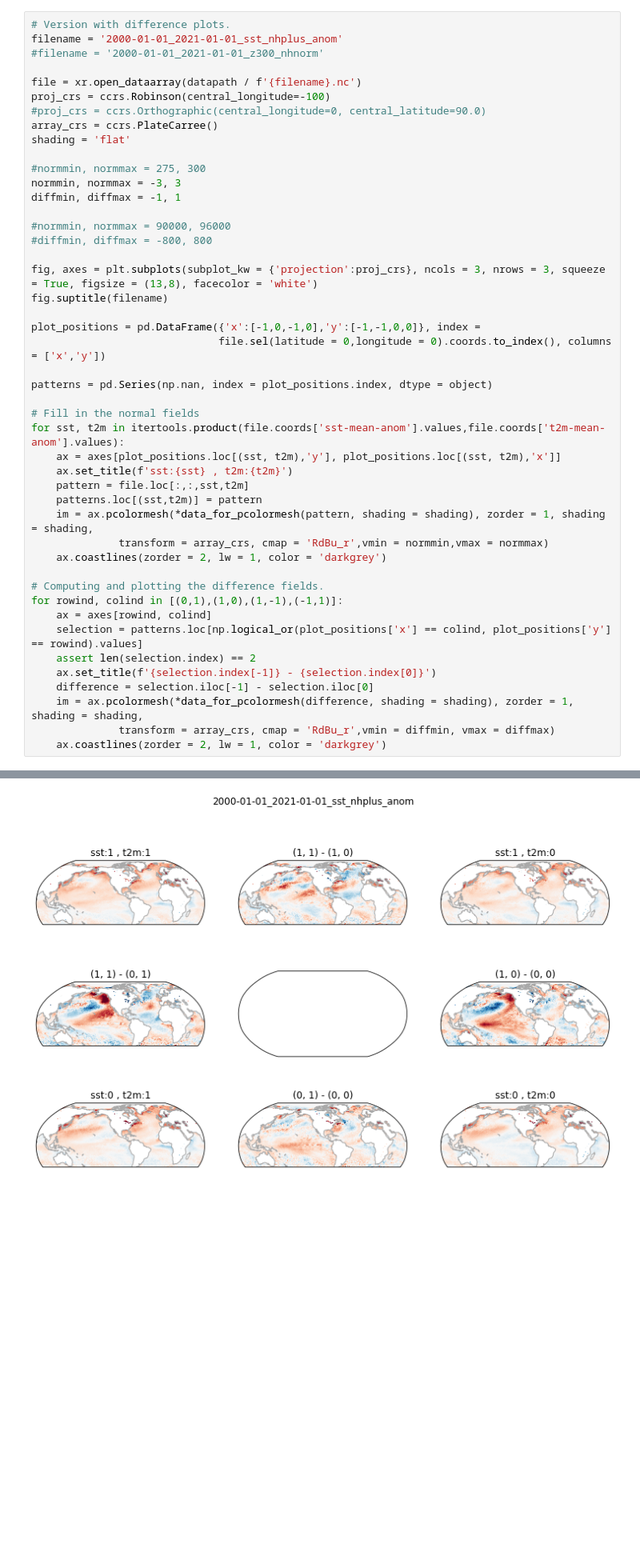
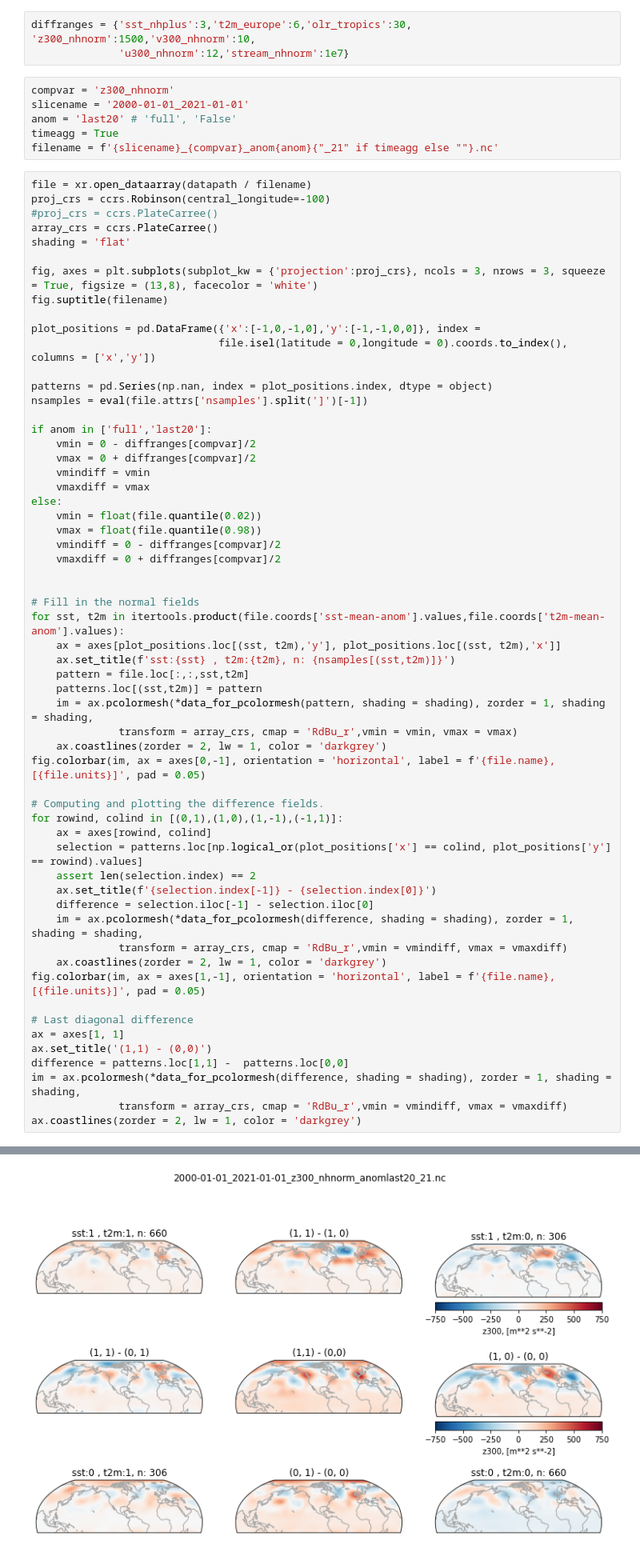
Before and after one commit to chiemvs/telegates, a Jupyter notebook: Explore.ipynb, the cells around one changed output, grey strips where cells are left out. Shown at 80% size. Drawn from its saved outputs; the diff is of its cells as text; blank space fills up the shorter version.

Commit message:
Cleanup of plotting function. Fixed vmin and vmax.

```diff
--- a/Explore.ipynb
+++ b/Explore.ipynb
@@ -805,41 +805,53 @@ def data_for_pcolormesh(array, shading:str):
     return lons, lats, array.values.squeeze()
 # %%
 datapath = Path('/nobackup/users/straaten/paper4/analysis/composites/')
+# %%
+diffranges = {'sst_nhplus':3,'t2m_europe':6,'olr_tropics':30, 'z300_nhnorm':1500,'v300_nhnorm':10,
+              'u300_nhnorm':12,'stream_nhnorm':1e7}
+# %%
+compvar = 'z300_nhnorm'
+slicename = '2000-01-01_2021-01-01'
+anom = 'last20' # 'full', 'False'
+timeagg = True
+filename = f'{slicename}_{compvar}_anom{anom}{"_21" if timeagg else ""}.nc'
 # %%
-# Version with difference plots.
-filename = '2000-01-01_2021-01-01_sst_nhplus_anom'
-#filename = '2000-01-01_2021-01-01_z300_nhnorm'
-
-file = xr.open_dataarray(datapath / f'{filename}.nc')
+file = xr.open_dataarray(datapath / filename)
 proj_crs = ccrs.Robinson(central_longitude=-100)
-#proj_crs = ccrs.Orthographic(central_longitude=0, central_latitude=90.0)
+#proj_crs = ccrs.PlateCarree()
 array_crs = ccrs.PlateCarree()
 shading = 'flat'
-
-#normmin, normmax = 275, 300
-normmin, normmax = -3, 3
-diffmin, diffmax = -1, 1
-
-#normmin, normmax = 90000, 96000
-#diffmin, diffmax = -800, 800
 
 fig, axes = plt.subplots(subplot_kw = {'projection':proj_crs}, ncols = 3, nrows = 3, squeeze = True, figsize = (13,8), facecolor = 'white')
 fig.suptitle(filename)
 
 plot_positions = pd.DataFrame({'x':[-1,0,-1,0],'y':[-1,-1,0,0]}, index =
-                              file.sel(latitude = 0,longitude = 0).coords.to_index(), columns = ['x','y'])
+                              file.isel(latitude = 0,longitude = 0).coords.to_index(), columns = ['x','y'])
 
 patterns = pd.Series(np.nan, index = plot_positions.index, dtype = object)
+nsamples = eval(file.attrs['nsamples'].split(']')[-1])
+
+if anom in ['full','last20']:
+    vmin = 0 - diffranges[compvar]/2
+    vmax = 0 + diffranges[compvar]/2
+    vmindiff = vmin
+    vmaxdiff = vmax
+else:
+    vmin = float(file.quantile(0.02))
+    vmax = float(file.quantile(0.98))
+    vmindiff = 0 - diffranges[compvar]/2
+    vmaxdiff = 0 + diffranges[compvar]/2
+
 
 # Fill in the normal fields
 for sst, t2m in itertools.product(file.coords['sst-mean-anom'].values,file.coords['t2m-mean-anom'].values):
     ax = axes[plot_positions.loc[(sst, t2m),'y'], plot_positions.loc[(sst, t2m),'x']]
-    ax.set_title(f'sst:{sst} , t2m:{t2m}')
+    ax.set_title(f'sst:{sst} , t2m:{t2m}, n: {nsamples[(sst,t2m)]}')
     pattern = file.loc[:,:,sst,t2m]
     patterns.loc[(sst,t2m)] = pattern
     im = ax.pcolormesh(*data_for_pcolormesh(pattern, shading = shading), zorder = 1, shading = shading,
-              transform = array_crs, cmap = 'RdBu_r',vmin = normmin,vmax = normmax)
+              transform = array_crs, cmap = 'RdBu_r',vmin = vmin, vmax = vmax)
     ax.coastlines(zorder = 2, lw = 1, color = 'darkgrey')
+fig.colorbar(im, ax = axes[0,-1], orientation = 'horizontal', label = f'{file.name}, [{file.units}]', pad = 0.05)
 
 # Computing and plotting the difference fields.
 for rowind, colind in [(0,1),(1,0),(1,-1),(-1,1)]:
@@ -849,6 +861,15 @@ for rowind, colind in [(0,1),(1,0),(1,-1),(-1,1)]:
     ax.set_title(f'{selection.index[-1]} - {selection.index[0]}')
     difference = selection.iloc[-1] - selection.iloc[0]
     im = ax.pcolormesh(*data_for_pcolormesh(difference, shading = shading), zorder = 1, shading = shading,
-              transform = array_crs, cmap = 'RdBu_r',vmin = diffmin, vmax = diffmax)
+              transform = array_crs, cmap = 'RdBu_r',vmin = vmindiff, vmax = vmaxdiff)
     ax.coastlines(zorder = 2, lw = 1, color = 'darkgrey')
+fig.colorbar(im, ax = axes[1,-1], orientation = 'horizontal', label = f'{file.name}, [{file.units}]', pad = 0.05)
+
+# Last diagonal difference
+ax = axes[1, 1]
+ax.set_title('(1,1) - (0,0)')
+difference = patterns.loc[1,1] -  patterns.loc[0,0]
+im = ax.pcolormesh(*data_for_pcolormesh(difference, shading = shading), zorder = 1, shading = shading,
+              transform = array_crs, cmap = 'RdBu_r',vmin = vmindiff, vmax = vmaxdiff)
+ax.coastlines(zorder = 2, lw = 1, color = 'darkgrey')
 # %% [output]
@@ -855 +877 @@ for rowind, colind in [(0,1),(1,0),(1,-1),(-1,1)]:
-[figure, old version]
+[figure, new version]
```
Also changed, not shown: parts of 4 cells of this notebook.
